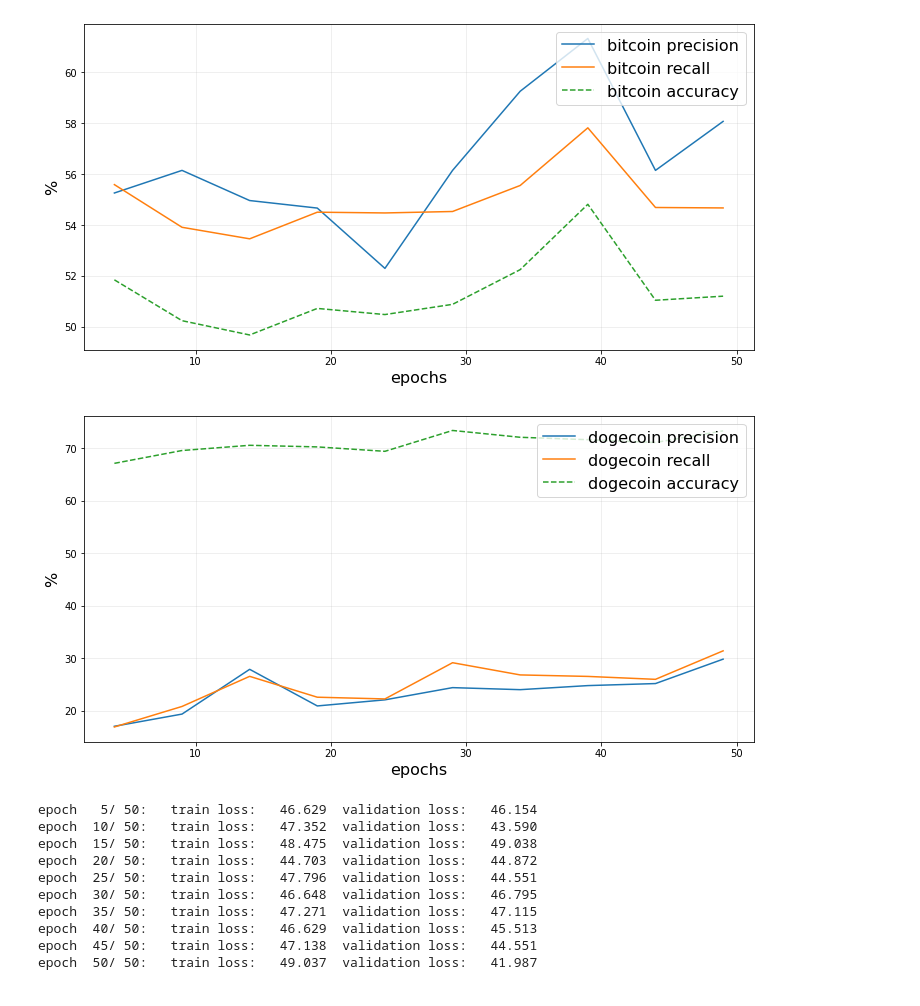
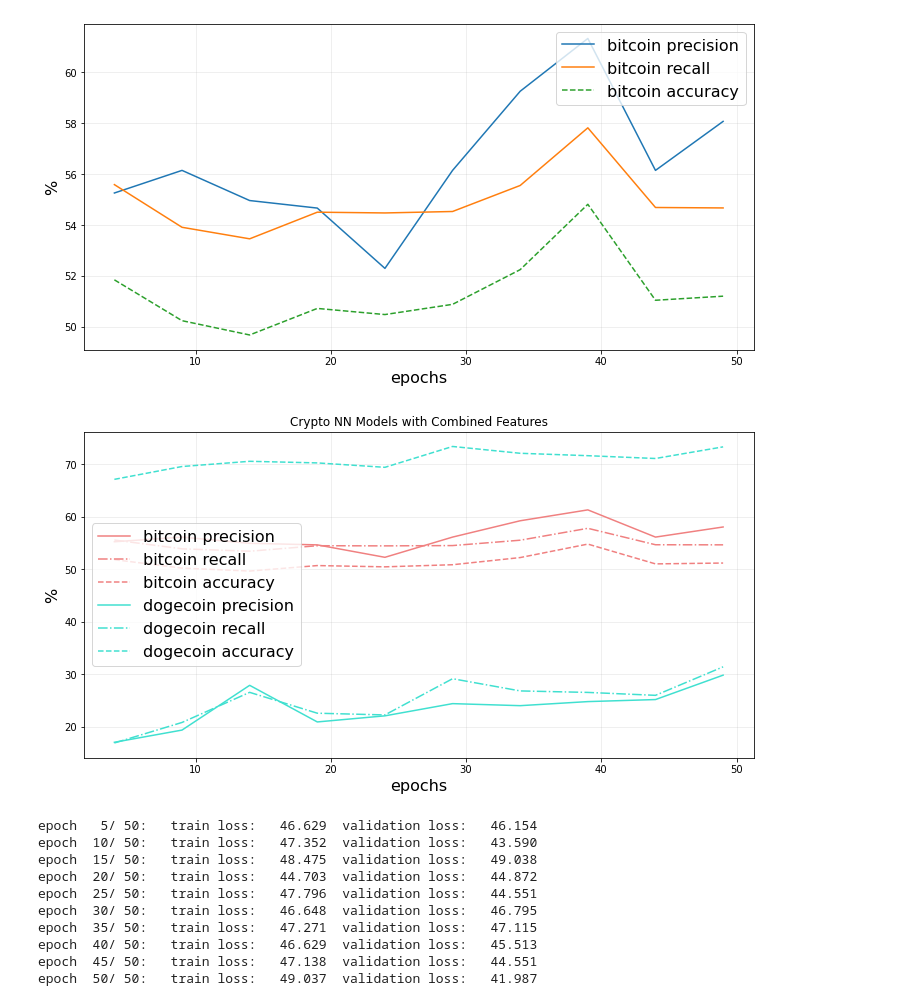
Before and after one commit to irsa-ashraf/Analysis-of-Indicators-on-Cryptocurrency-Prices, a Jupyter notebook: models/nn.ipynb, the cells around one changed output. Drawn from its saved outputs; the diff is of its cells as text; code cells hidden in the pictures.

```diff
--- a/models/nn.ipynb
+++ b/models/nn.ipynb
@@ -378,20 +397,26 @@ ax.legend(loc="upper right", fontsize=16);
 # %%
 # iterate through 50 epochs
 fig, ax = plt.subplots(nrows=1, ncols=1, figsize=(12,6))
 
 epochs = [x for x in range(4,51,5)]
 
+# bitcoin
+ax.plot(epochs, bitcoin_model.precision, color = 'lightcoral', label='bitcoin precision')
+ax.plot(epochs, bitcoin_model.recall, '-.', color = 'lightcoral', label='bitcoin recall')
+ax.plot(epochs, bitcoin_model.accuracy, '--', color = 'lightcoral',label='bitcoin accuracy')
+
 # dogecoin
-ax.plot(epochs, dogecoin_model.precision, label='dogecoin precision')
-ax.plot(epochs, dogecoin_model.recall, label='dogecoin recall')
-ax.plot(epochs, dogecoin_model.accuracy, '--', label='dogecoin accuracy')
+ax.plot(epochs, dogecoin_model.precision, color = 'turquoise', label='dogecoin precision')
+ax.plot(epochs, dogecoin_model.recall, '-.', color = 'turquoise', label='dogecoin recall')
+ax.plot(epochs, dogecoin_model.accuracy, '--', color = 'turquoise', label='dogecoin accuracy')
 
+ax.set_title("Crypto NN Models with Combined Features")
 ax.set_xlabel("epochs", fontsize=16)
 ax.set_ylabel("%", fontsize=16);
 ax.grid(alpha=0.25)
-ax.legend(loc="upper right", fontsize=16);
+ax.legend(loc="center left", fontsize=16);
 # %% [output]
-[figure, old version]
+[figure, new version]
 # %%
 bitcoin_relu = Net(X_train_b.shape[1], nn.ReLU())
 bitcoin_relu.train(X_train_b, y_train_b, X_valid_b, y_valid_b, num_epochs = 50)
```
Also changed, not shown: parts of 27 cells of this notebook.
